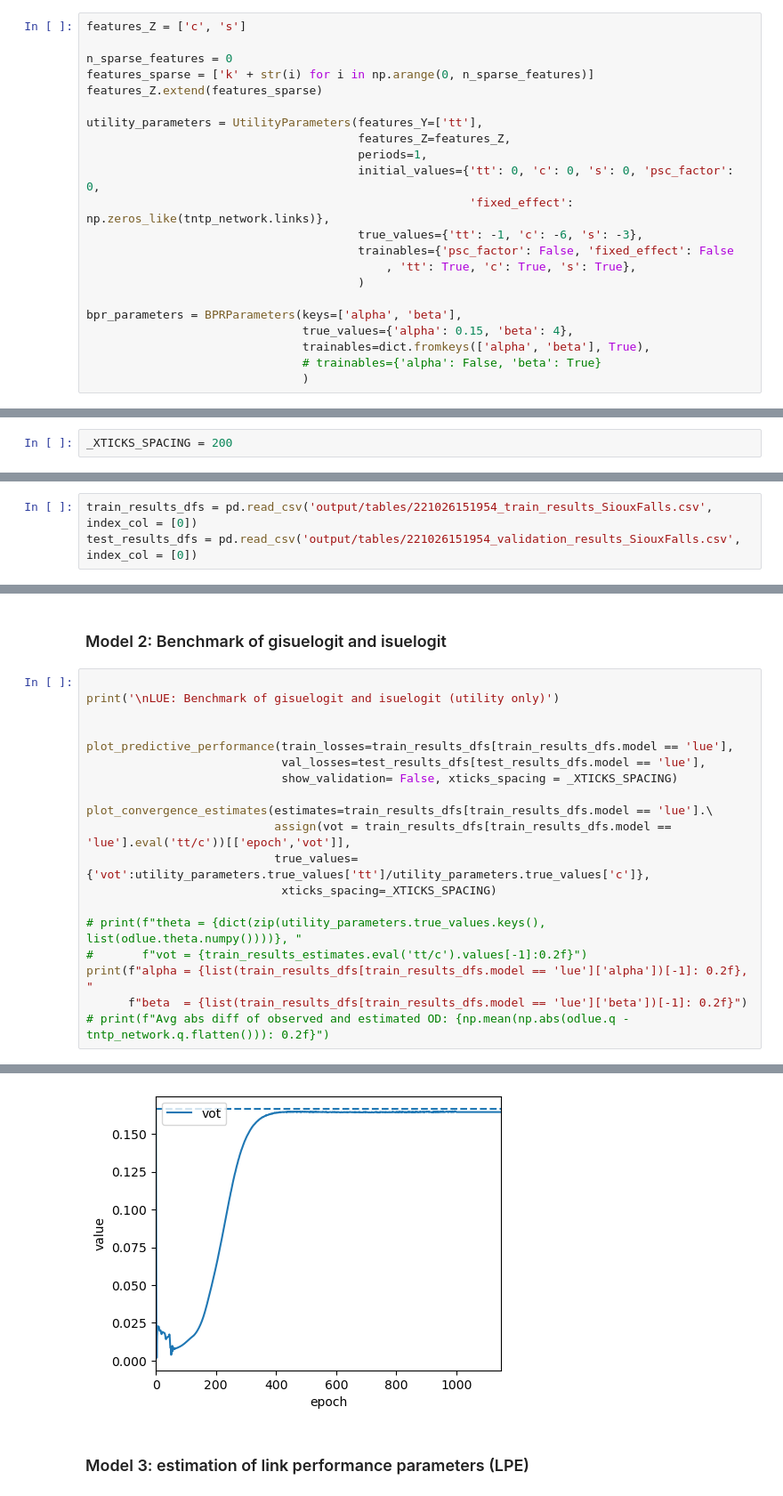
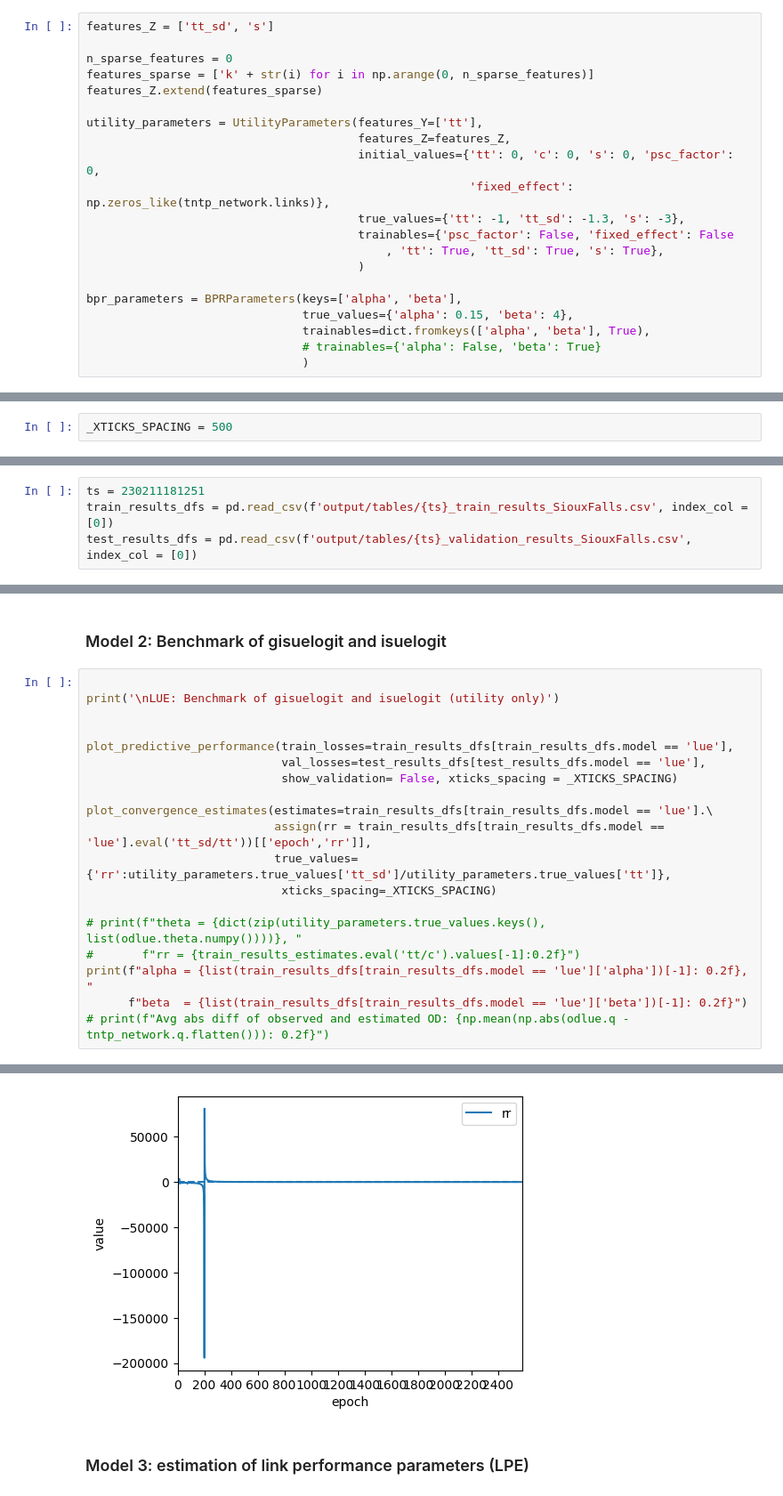
Before and after one commit to pabloguarda/pesuelogit, a Jupyter notebook: examples/notebooks/gisuelogit-siouxfalls-visualizations.ipynb, the cells around one changed output, grey strips where cells are left out. Shown at 89% size. Drawn from its saved outputs; the diff is of its cells as text.

Commit message:
Final results for paper submission

```diff
--- a/examples/notebooks/gisuelogit-siouxfalls-visualizations.ipynb
+++ b/examples/notebooks/gisuelogit-siouxfalls-visualizations.ipynb
@@ -74,7 +45,7 @@ df = pd.read_csv(
 # %% [markdown]
 ## Parameters
 # %%
-features_Z = ['c', 's']
+features_Z = ['tt_sd', 's']
 
 n_sparse_features = 0
 features_sparse = ['k' + str(i) for i in np.arange(0, n_sparse_features)]
@@ -82,12 +53,11 @@ features_Z.extend(features_sparse)
 
 utility_parameters = UtilityParameters(features_Y=['tt'],
                                        features_Z=features_Z,
-                                       periods=1,
                                        initial_values={'tt': 0, 'c': 0, 's': 0, 'psc_factor': 0,
                                                        'fixed_effect': np.zeros_like(tntp_network.links)},
-                                       true_values={'tt': -1, 'c': -6, 's': -3},
+                                       true_values={'tt': -1, 'tt_sd': -1.3, 's': -3},
                                        trainables={'psc_factor': False, 'fixed_effect': False
-                                           , 'tt': True, 'c': True, 's': True},
+                                           , 'tt': True, 'tt_sd': True, 's': True},
                                        )
 
 bpr_parameters = BPRParameters(keys=['alpha', 'beta'],
@@ -98,12 +68,13 @@ bpr_parameters = BPRParameters(keys=['alpha', 'beta'],
 # %% [markdown]
 ## Configuration
 # %%
-_XTICKS_SPACING = 200
+_XTICKS_SPACING = 500
 # %% [markdown]
 ## Read models results
 # %%
-train_results_dfs = pd.read_csv('output/tables/221026151954_train_results_SiouxFalls.csv', index_col = [0])
-test_results_dfs = pd.read_csv('output/tables/221026151954_validation_results_SiouxFalls.csv', index_col = [0])
+ts = 230211181251
+train_results_dfs = pd.read_csv(f'output/tables/{ts}_train_results_SiouxFalls.csv', index_col = [0])
+test_results_dfs = pd.read_csv(f'output/tables/{ts}_validation_results_SiouxFalls.csv', index_col = [0])
 # %% [markdown]
 ### Model 1: Equilibrium
 # %%
@@ -142,12 +113,12 @@ plot_predictive_performance(train_losses=train_results_dfs[train_results_dfs.mod
                             show_validation= False, xticks_spacing = _XTICKS_SPACING)
 
 plot_convergence_estimates(estimates=train_results_dfs[train_results_dfs.model == 'lue'].\
-                           assign(vot = train_results_dfs[train_results_dfs.model == 'lue'].eval('tt/c'))[['epoch','vot']],
-                           true_values={'vot':utility_parameters.true_values['tt']/utility_parameters.true_values['c']},
+                           assign(rr = train_results_dfs[train_results_dfs.model == 'lue'].eval('tt_sd/tt'))[['epoch','rr']],
+                           true_values={'rr':utility_parameters.true_values['tt_sd']/utility_parameters.true_values['tt']},
                             xticks_spacing=_XTICKS_SPACING)
 
 # print(f"theta = {dict(zip(utility_parameters.true_values.keys(), list(odlue.theta.numpy())))}, "
-#       f"vot = {train_results_estimates.eval('tt/c').values[-1]:0.2f}")
+#       f"rr = {train_results_estimates.eval('tt/c').values[-1]:0.2f}")
 print(f"alpha = {list(train_results_dfs[train_results_dfs.model == 'lue']['alpha'])[-1]: 0.2f}, "
       f"beta  = {list(train_results_dfs[train_results_dfs.model == 'lue']['beta'])[-1]: 0.2f}")
 # print(f"Avg abs diff of observed and estimated OD: {np.mean(np.abs(odlue.q - tntp_network.q.flatten())): 0.2f}")
@@ -158,4 +129,4 @@ alpha =  0.15, beta  =  4.00
-[figure, old version]
+[figure, new version]
 # %% [markdown]
 ### Model 3: estimation of link performance parameters (LPE)
 # %%
```
Also changed, not shown: parts of 16 cells of this notebook, 6 other files.
